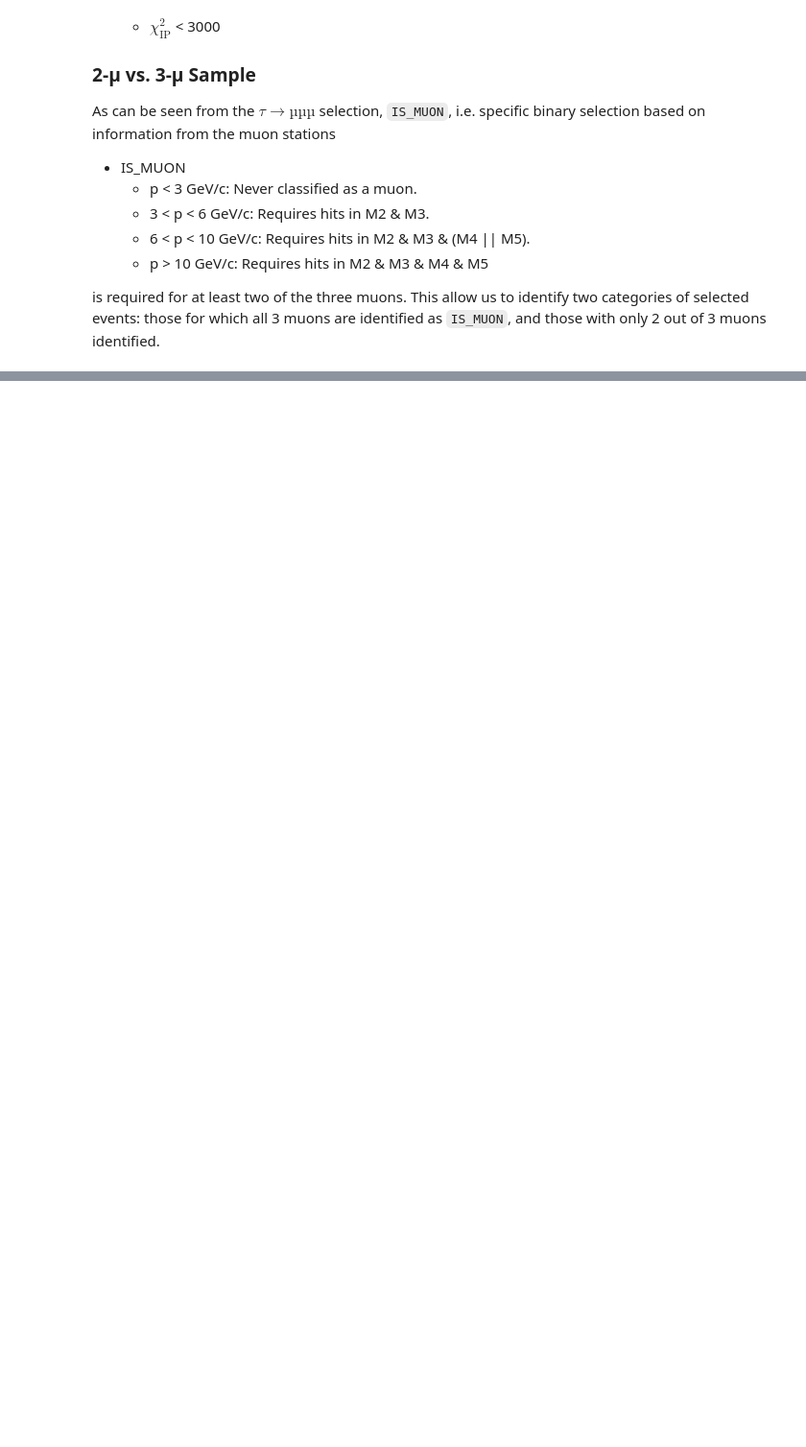
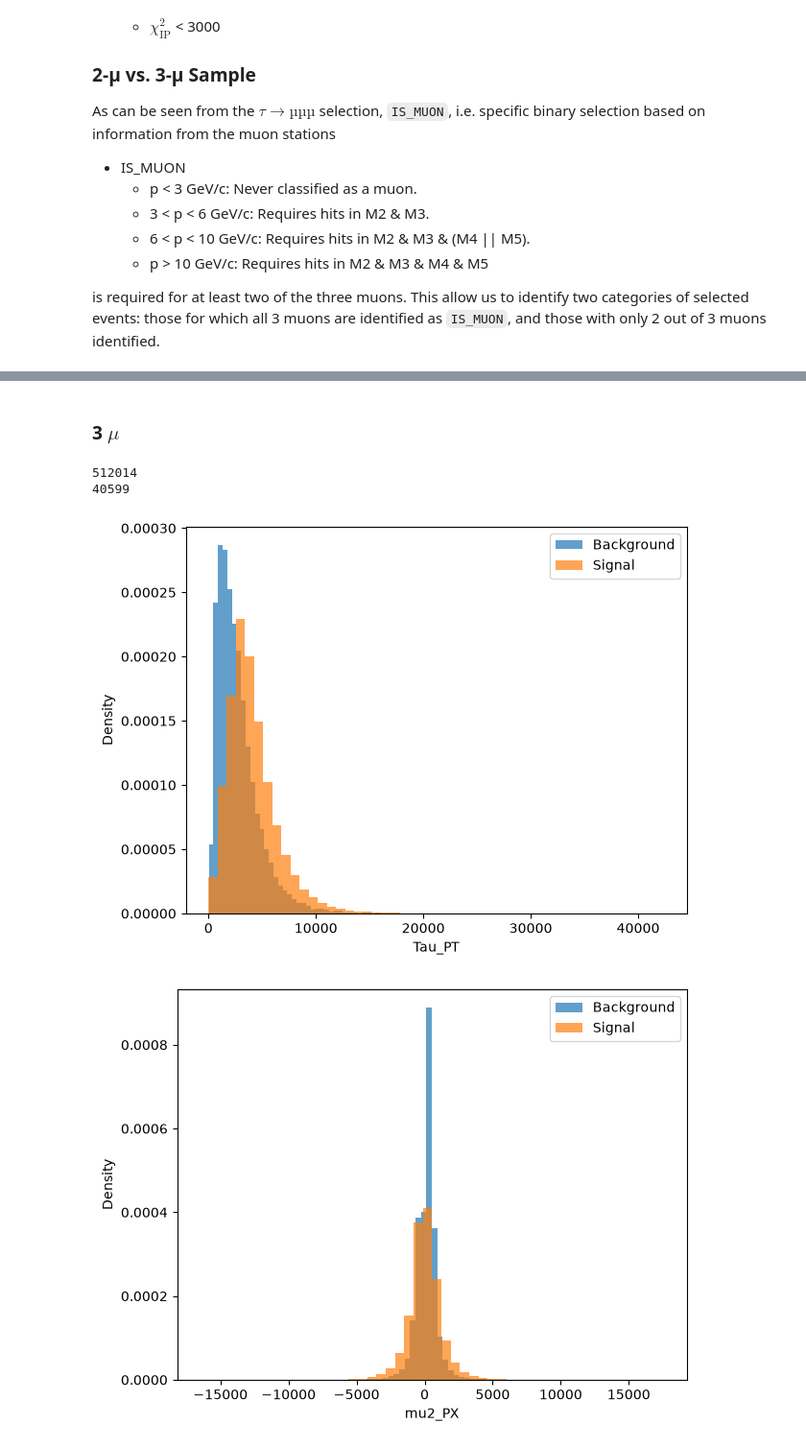
Before and after one commit to lhcb-bicocca/tesi_impicciche, a Jupyter notebook: notebooks/skimming.ipynb, the cells around one changed output, grey strips where cells are left out. Shown at 96% size. Drawn from its saved outputs; the diff is of its cells as text; code cells hidden in the pictures; blank space fills up the shorter version.

```diff
--- a/notebooks/skimming.ipynb
+++ b/notebooks/skimming.ipynb
@@ -114,0 +307,17 @@ To determine whether the candidate has been selected by a specific Hlt1 line or
+# %% [markdown]
+### 3 $\mu$
+# %%
+df_3mu_mc_trig = trigger_filter(df_3mu_MC)
+df_3mu_data_trig = trigger_filter(df_3mu_data)
+
+print(len(df_3mu_mc_trig))
+print(len(df_3mu_data_trig))
+# %% [output]
+512014
+40599
+# %%
+for var in vars_test:
+        plot_variable_sign_bkg(df_3mu_data_trig, df_3mu_mc_trig , var)
+# %% [output]
+[figure, added]
+[figure, added]
```
Also changed, not shown: parts of 36 cells of this notebook.
